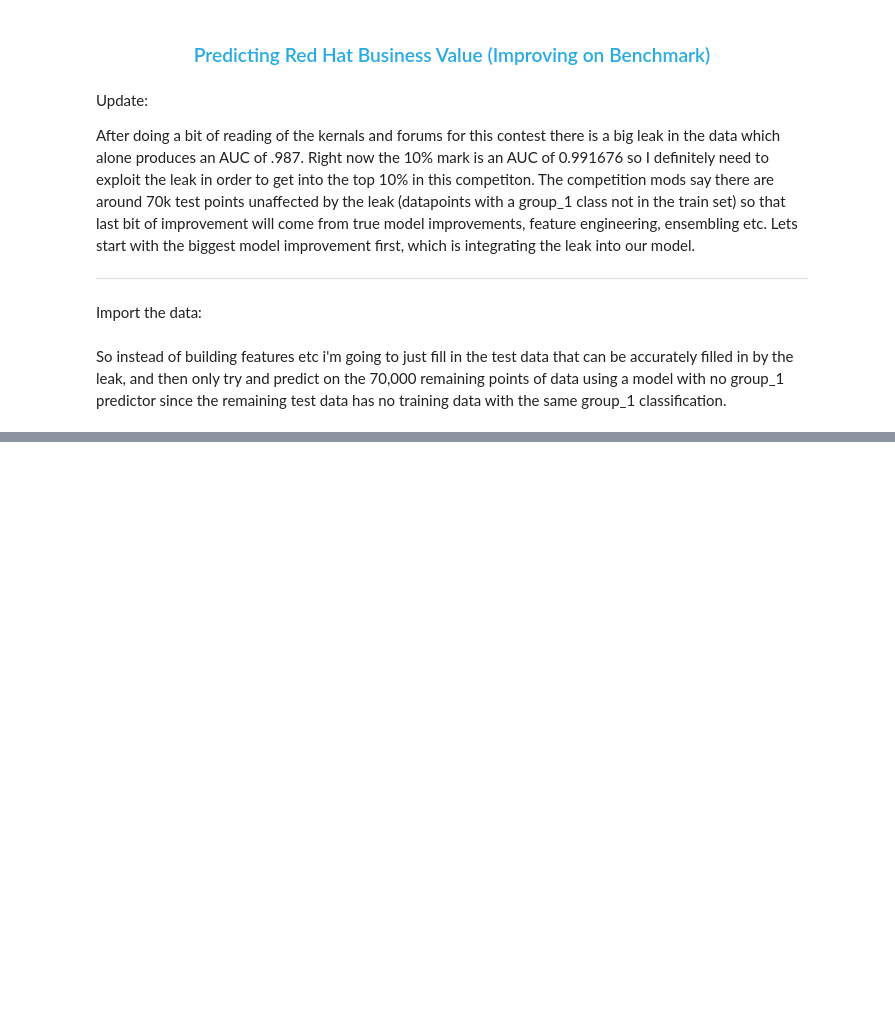
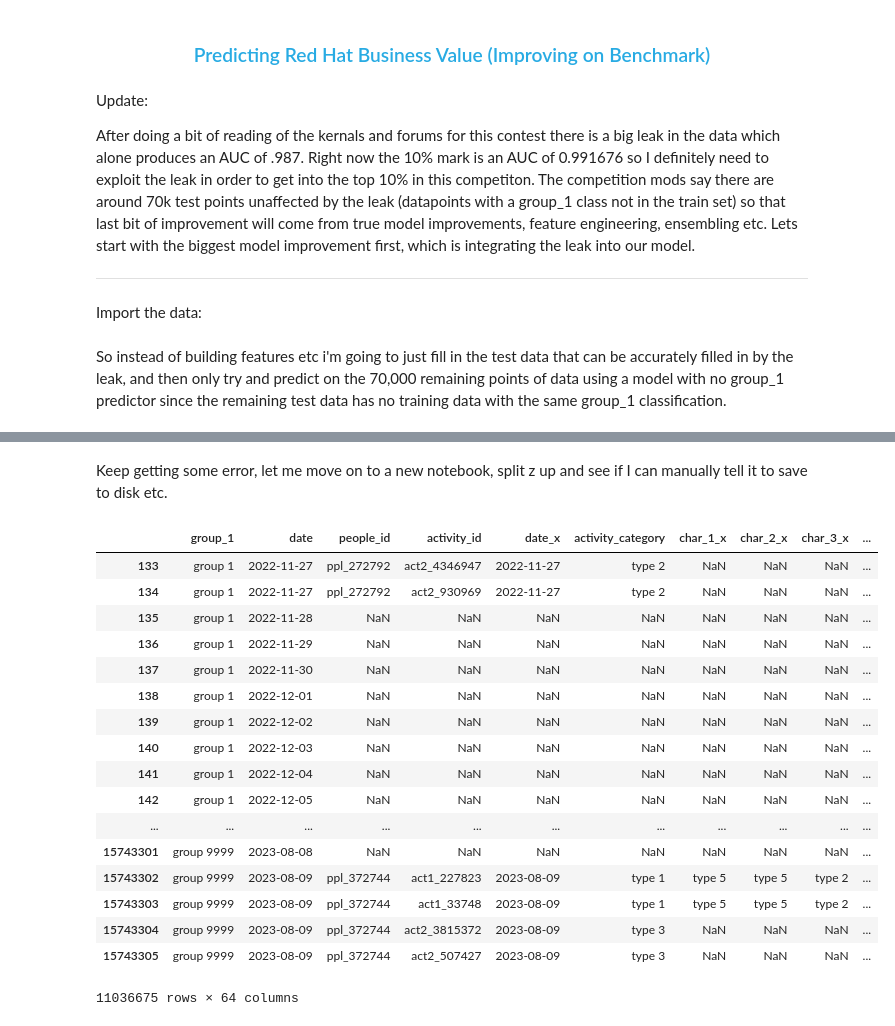
Before and after one commit to WWbigdata902/Red-Hat-Competition, a Jupyter notebook: Predicting Red Hat Business Value (Improving on Benchmark).ipynb, the cells around one changed output, grey strips where cells are left out. Saved outputs shown, nothing was run; the diff lists cells and outputs as text; code cells hidden in the pictures; blank space fills up the shorter version.

```diff
--- a/Predicting Red Hat Business Value (Improving on Benchmark).ipynb
+++ b/Predicting Red Hat Business Value (Improving on Benchmark).ipynb
@@ -64,0 +80,9 @@ testData2 = testData[testData['group_1'].isin(missingGroups)]
+# %%
+import pandas as pd
+z = pd.read_csv('/Users/Ben/Desktop/Predicting Red Hat Business Value/leakOutput.csv')
+act_test = pd.read_csv('/Users/Ben/Desktop/Predicting Red Hat Business Value/act_test.csv')
+peopleData = pd.read_csv('/Users/Ben/Desktop/Predicting Red Hat Business Value/people.csv')
+testData = act_test.merge(peopleData,on = 'people_id')
+act_test = []
+peopleData=[]
+z = z[['group_1','date','outcome']]
@@ -65,2 +103,25 @@ testData2 = testData[testData['group_1'].isin(missingGroups)]
+# %% [markdown]
+Keep getting some error, let me move on to a new notebook, split z up and see if I can manually tell it to save to disk etc.
+# %%
+z[z['matchingOutcomes'] == 1]
+# %% [output]
+|  | group_1 | date | people_id | activity_id | date_x | activity_category | char_1_x | char_2_x | char_3_x | ... |
+| 133 | group 1 | 2022-11-27 | ppl_272792 | act2_4346947 | 2022-11-27 | type 2 | NaN | NaN | NaN | ... |
+| 134 | group 1 | 2022-11-27 | ppl_272792 | act2_930969 | 2022-11-27 | type 2 | NaN | NaN | NaN | ... |
+| 135 | group 1 | 2022-11-28 | NaN | NaN | NaN | NaN | NaN | NaN | NaN | ... |
+| 136 | group 1 | 2022-11-29 | NaN | NaN | NaN | NaN | NaN | NaN | NaN | ... |
+| 137 | group 1 | 2022-11-30 | NaN | NaN | NaN | NaN | NaN | NaN | NaN | ... |
+| 138 | group 1 | 2022-12-01 | NaN | NaN | NaN | NaN | NaN | NaN | NaN | ... |
+| 139 | group 1 | 2022-12-02 | NaN | NaN | NaN | NaN | NaN | NaN | NaN | ... |
+| 140 | group 1 | 2022-12-03 | NaN | NaN | NaN | NaN | NaN | NaN | NaN | ... |
+| 141 | group 1 | 2022-12-04 | NaN | NaN | NaN | NaN | NaN | NaN | NaN | ... |
+| 142 | group 1 | 2022-12-05 | NaN | NaN | NaN | NaN | NaN | NaN | NaN | ... |
+| ... | ... | ... | ... | ... | ... | ... | ... | ... | ... | ... |
+| 15743301 | group 9999 | 2023-08-08 | NaN | NaN | NaN | NaN | NaN | NaN | NaN | ... |
+| 15743302 | group 9999 | 2023-08-09 | ppl_372744 | act1_227823 | 2023-08-09 | type 1 | type 5 | type 5 | type 2 | ... |
+| 15743303 | group 9999 | 2023-08-09 | ppl_372744 | act1_33748 | 2023-08-09 | type 1 | type 5 | type 5 | type 2 | ... |
+| 15743304 | group 9999 | 2023-08-09 | ppl_372744 | act2_3815372 | 2023-08-09 | type 3 | NaN | NaN | NaN | ... |
+| 15743305 | group 9999 | 2023-08-09 | ppl_372744 | act2_507427 | 2023-08-09 | type 3 | NaN | NaN | NaN | ... |
+11036675 rows × 64 columns
 # %%
 # %% [output]
```
Also changed, not shown: parts of 18 cells of this notebook, 1 other file.
